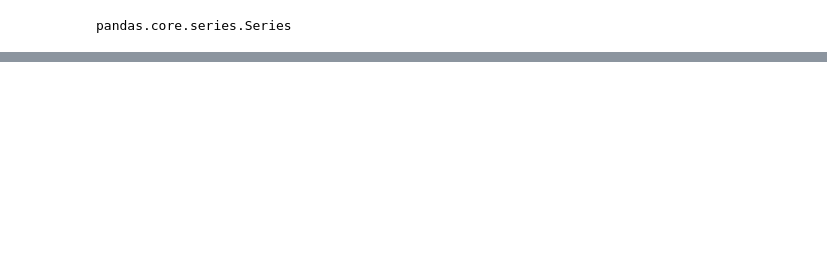
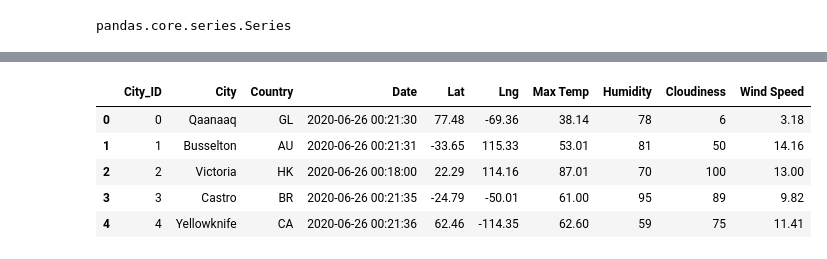
Before and after one commit to Rander417/World_Weather_Analysis, a Jupyter notebook: WeatherPy.ipynb, the cells around one changed output, grey strips where cells are left out. Saved outputs shown, nothing was run; the diff lists cells and outputs as text; code cells hidden in the pictures; blank space fills up the shorter version.

```diff
--- a/WeatherPy.ipynb
+++ b/WeatherPy.ipynb
@@ -391,0 +399,11 @@ plot_linear_regression(x_values, y_values,
+# %%
+# Store the CSV you saved created in part one into a DataFrame.
+city_data_df = pd.read_csv("weather_data/cities.csv")
+city_data_df.head()
+# %% [output]
+|  | City_ID | City | Country | Date | Lat | Lng | Max Temp | Humidity | Cloudiness | Wind Speed |
+| 0 | 0 | Qaanaaq | GL | 2020-06-26 00:21:30 | 77.48 | -69.36 | 38.14 | 78 | 6 | 3.18 |
+| 1 | 1 | Busselton | AU | 2020-06-26 00:21:31 | -33.65 | 115.33 | 53.01 | 81 | 50 | 14.16 |
+| 2 | 2 | Victoria | HK | 2020-06-26 00:18:00 | 22.29 | 114.16 | 87.01 | 70 | 100 | 13.00 |
+| 3 | 3 | Castro | BR | 2020-06-26 00:21:35 | -24.79 | -50.01 | 61.00 | 95 | 89 | 9.82 |
+| 4 | 4 | Yellowknife | CA | 2020-06-26 00:21:36 | 62.46 | -114.35 | 62.60 | 59 | 75 | 11.41 |
```
Also changed, not shown: parts of 20 cells of this notebook, 7 other files.
